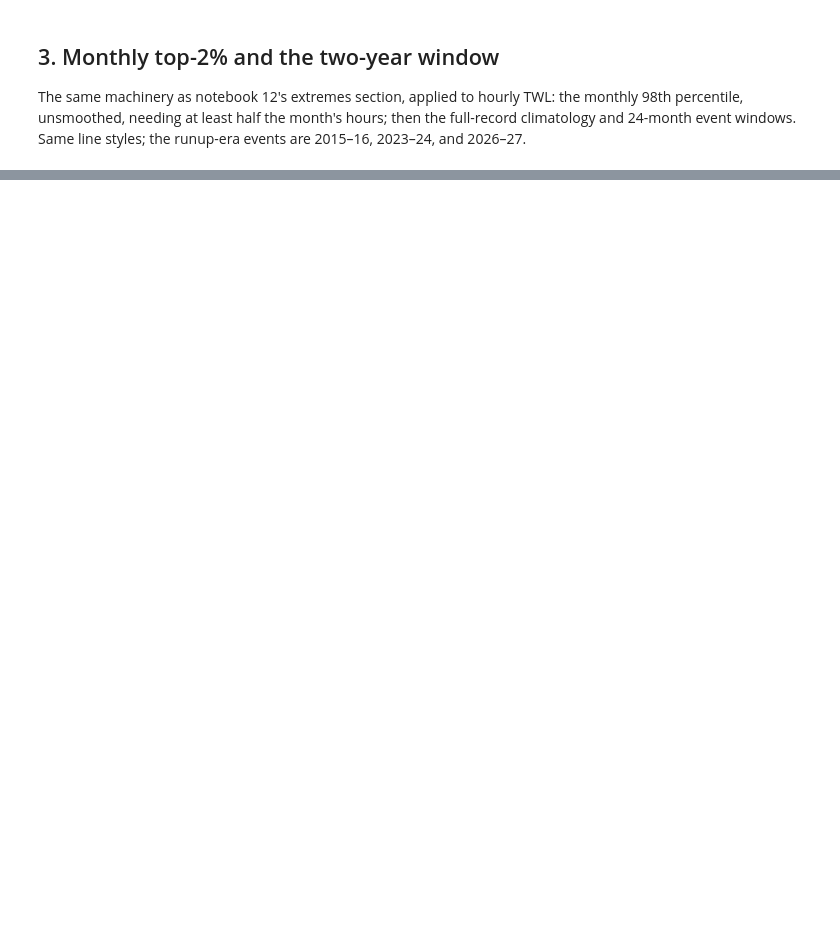
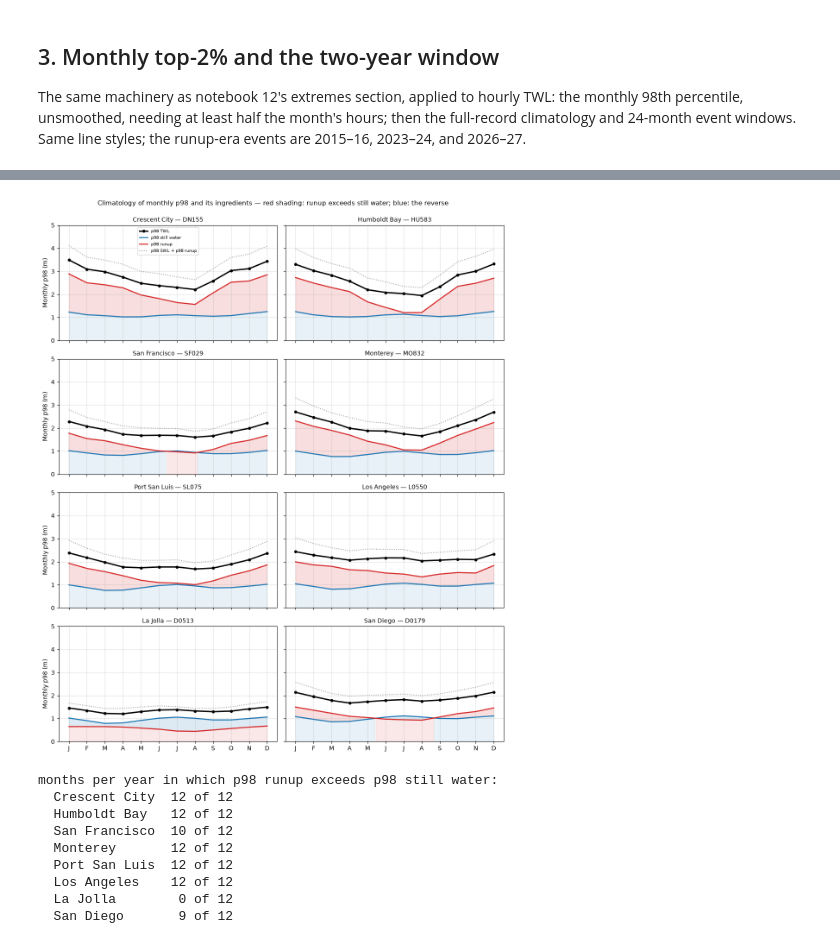
Before and after one commit to holdenlesliebole/climate-data-foundations, a Jupyter notebook: reference/13_el_nino_total_water_level_complete.ipynb, the cells around one changed output, grey strips where cells are left out. Saved outputs shown, nothing was run; the diff lists cells and outputs as text; code cells hidden in the pictures; blank space fills up the shorter version.

```diff
--- a/reference/13_el_nino_total_water_level_complete.ipynb
+++ b/reference/13_el_nino_total_water_level_complete.ipynb
@@ -251,14 +317,15 @@ def stockdon_r2(h0, l0, beta):
 
 def build_twl(site):
     """Hourly SWL, R2, and TWL for one site, aligned on common hours."""
-    swl = load_hourly_swl(site["swl"])
+    swl = extended_hourly_swl(site)
     energy, depth = load_hourly_spectra(site["mop"])
     h0, tp, l0 = deepwater_wave_params(energy, depth)
     A, B, S, note = beta_params(site["mop"])
     # the beach slope varies through the year: a day-of-year sinusoid from the fit
     beta = B + A * np.cos(2 * np.pi * (h0.index.dayofyear + S) / 365)
     r2 = stockdon_r2(h0, l0, beta)
-    frame = pd.concat({"swl": swl, "r2": r2}, axis=1).dropna()
+    # keep h0/l0 in the frame so later sections can rerun the formula cheaply
+    frame = pd.concat({"swl": swl, "r2": r2, "h0": h0, "l0": l0}, axis=1).dropna()
     frame["twl"] = frame["swl"] + frame["r2"]
     return frame
 
@@ -353,7 +421,7 @@ for site in SITES:
                     "p98_swl": monthly_p98(frame["swl"]),
                     "p98_r2": monthly_p98(frame["r2"])})
     print(f"{site['gauge']:<14} {site['mop']:>6}  TWL record "
-          f"{frame.index[0]:%Y-%m} to {frame.index[-1]:%Y-%m}")
+          f"{frame.index[0]:%Y-%m} to {frame.index[-1]:%Y-%m-%d}")
 
 records.sort(key=lambda r: r["lat"], reverse=True)
 # %% [output]
@@ -440,0 +502,54 @@ plt.show()
+# %%
+fig, axes = plt.subplots(4, 2, figsize=(11, 13), sharex=True, sharey=True)
+months = np.arange(1, 13)
+for ax, rec in zip(axes.flat, records):
+    swl_c = seasonal_climatology(rec["p98_swl"]).reindex(months)
+    r2_c = seasonal_climatology(rec["p98_r2"]).reindex(months)
+    twl_c = seasonal_climatology(rec["p98_twl"]).reindex(months)
+    # resample both curves onto a fine grid so the color switch at dominance
+    # crossings is pixel-sharp (fill_between's own interpolation draws wedges)
+    xf = np.linspace(1, 12, 221)
+    swl_f = np.interp(xf, months, swl_c.to_numpy())
+    r2_f = np.interp(xf, months, r2_c.to_numpy())
+    lower_f = np.minimum(swl_f, r2_f)
+    # base band: from the x axis up to the lower ingredient, in its own color
+    ax.fill_between(xf, 0, lower_f, where=swl_f <= r2_f, color="tab:blue", alpha=0.10)
+    ax.fill_between(xf, 0, lower_f, where=r2_f <= swl_f, color="tab:red", alpha=0.10)
+    # upper band: the gap between the ingredients, colored by which is on top
+    ax.fill_between(xf, swl_f, r2_f, where=r2_f >= swl_f, color="tab:red", alpha=0.15)
+    ax.fill_between(xf, swl_f, r2_f, where=r2_f <= swl_f, color="tab:blue", alpha=0.15)
+    ax.plot(months, twl_c, "k-o", lw=2.2, ms=4, label="p98 TWL")
+    ax.plot(months, swl_c, color="tab:blue", lw=1.8, label="p98 still water")
+    ax.plot(months, r2_c, color="tab:red", lw=1.8, label="p98 runup")
+    ax.plot(months, swl_c + r2_c, color="0.6", ls=":", lw=1.4,
+            label="p98 SWL + p98 runup")
+    ax.set_xticks(months)
+    ax.set_xticklabels(list("JFMAMJJASOND"))
+    ax.set_ylim(0, 5)
+    ax.set_title(f"{rec['gauge']} — {rec['mop']}", fontsize=10)
+    ax.grid(alpha=0.4)
+axes.flat[0].legend(fontsize=7, loc="upper center")
+for ax in axes[:, 0]:
+    ax.set_ylabel("Monthly p98 (m)")
+fig.suptitle("Climatology of monthly p98 and its ingredients — "
+             "red shading: runup exceeds still water; blue: the reverse",
+             y=0.995, fontsize=11)
+fig.tight_layout()
+plt.show()
+
+print("months per year in which p98 runup exceeds p98 still water:")
+for rec in records:
+    swl_c = seasonal_climatology(rec["p98_swl"]).reindex(months)
+    r2_c = seasonal_climatology(rec["p98_r2"]).reindex(months)
+    print(f"  {rec['gauge']:<14} {int((r2_c > swl_c).sum()):2d} of 12")
+# %% [output]
+[figure, added]
+months per year in which p98 runup exceeds p98 still water:
+  Crescent City  12 of 12
+  Humboldt Bay   12 of 12
+  San Francisco  10 of 12
+  Monterey       12 of 12
+  Port San Luis  12 of 12
+  Los Angeles    12 of 12
+  La Jolla        0 of 12
+  San Diego       9 of 12
```
Also changed, not shown: parts of 18 cells of this notebook, 3 other files.
